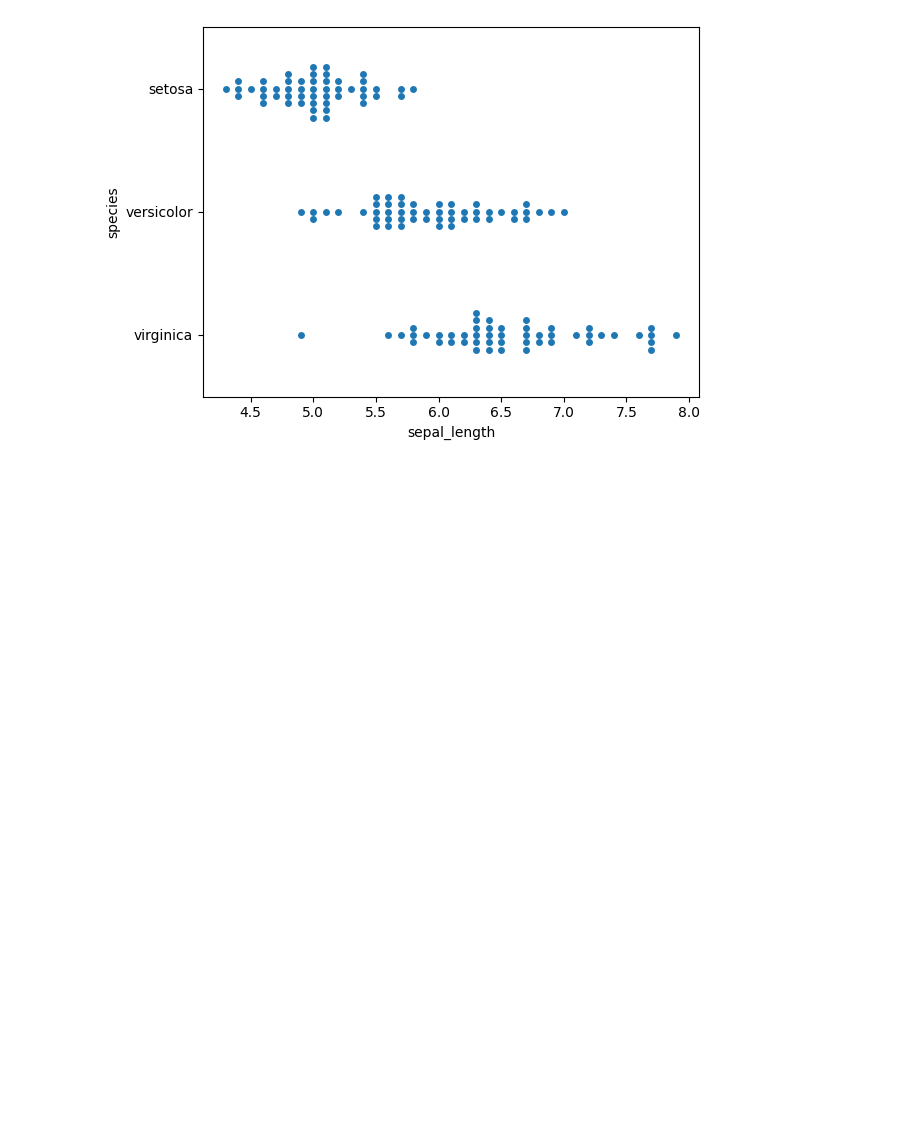
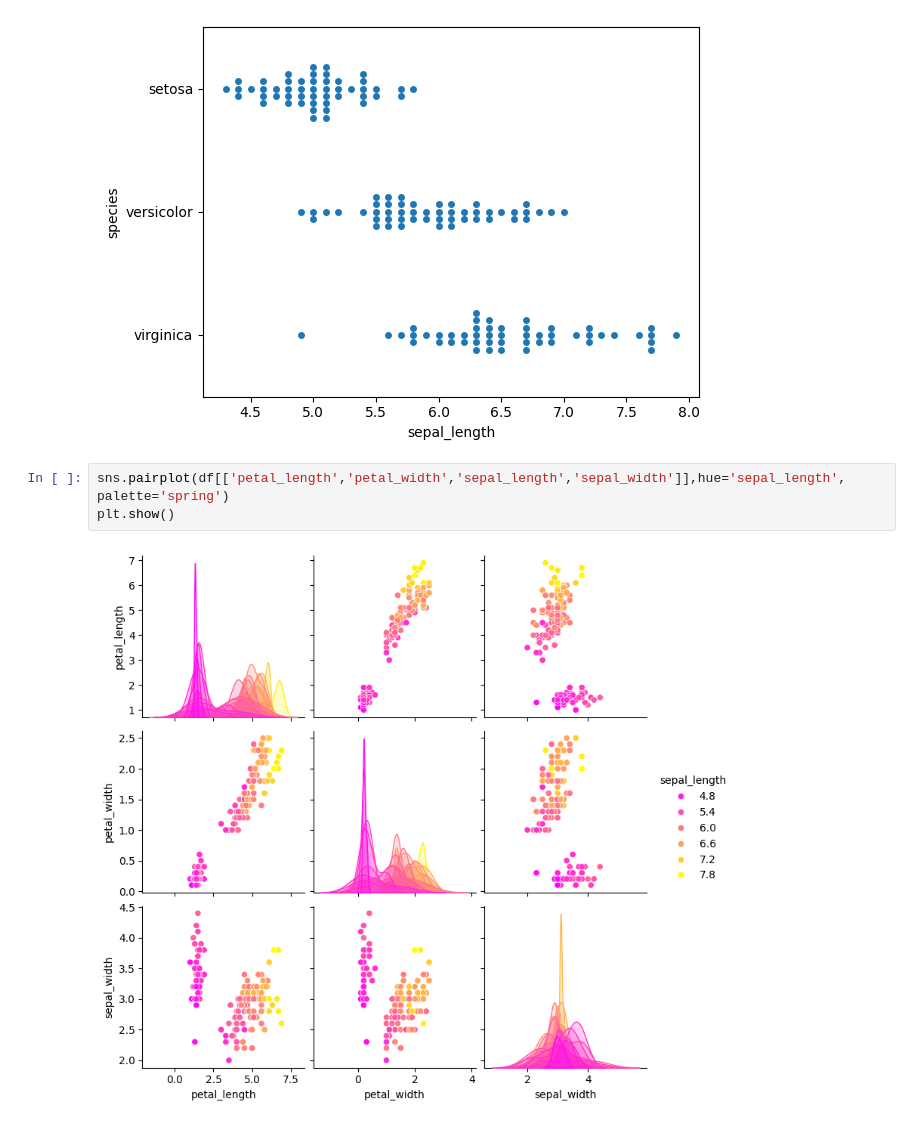
Before and after one commit to Sameerverma32/python, a Jupyter notebook: Data Structure/Analysis/seaborn.ipynb, the cells around one changed output. Drawn from its saved outputs; the diff is of its cells as text; blank space fills up the shorter version.

```diff
--- a/Data Structure/Analysis/seaborn.ipynb
+++ b/Data Structure/Analysis/seaborn.ipynb
@@ -174,3 +174,8 @@ sns.swarmplot(df, x='sepal_length', y='species')
 # %% [output]
 <Axes: xlabel='sepal_length', ylabel='species'>
 [figure]
+# %%
+sns.pairplot(df[['petal_length','petal_width','sepal_length','sepal_width']],hue='sepal_length', palette='spring')
+plt.show()
+# %% [output]
+[figure, added]
```
Also changed, not shown: parts of 12 cells of this notebook.
